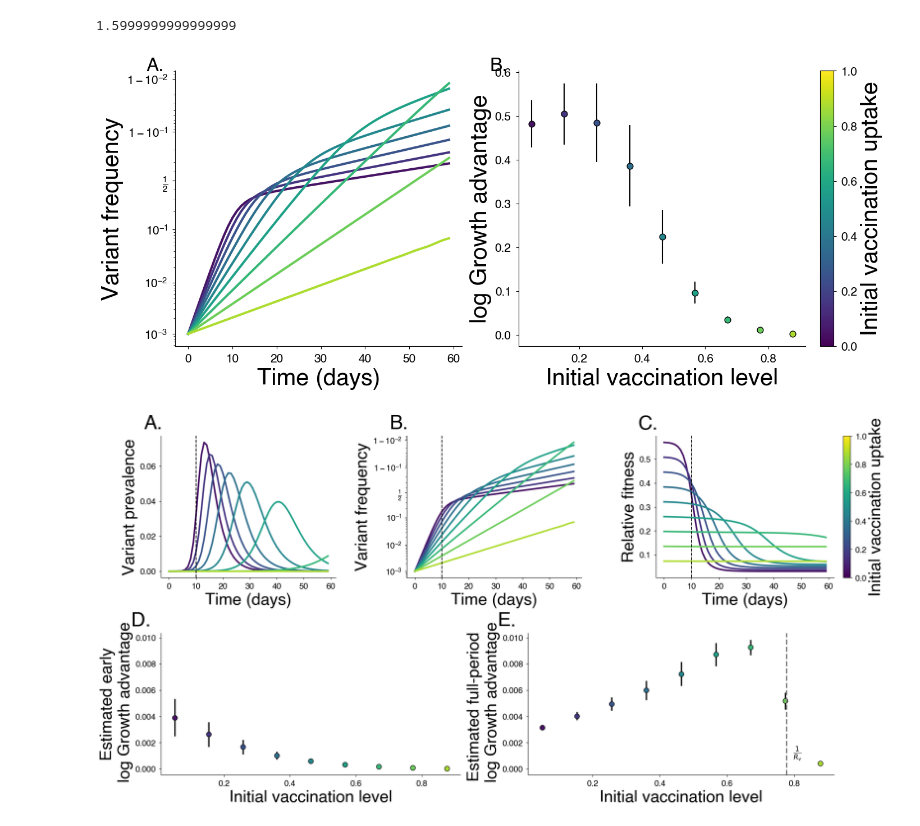
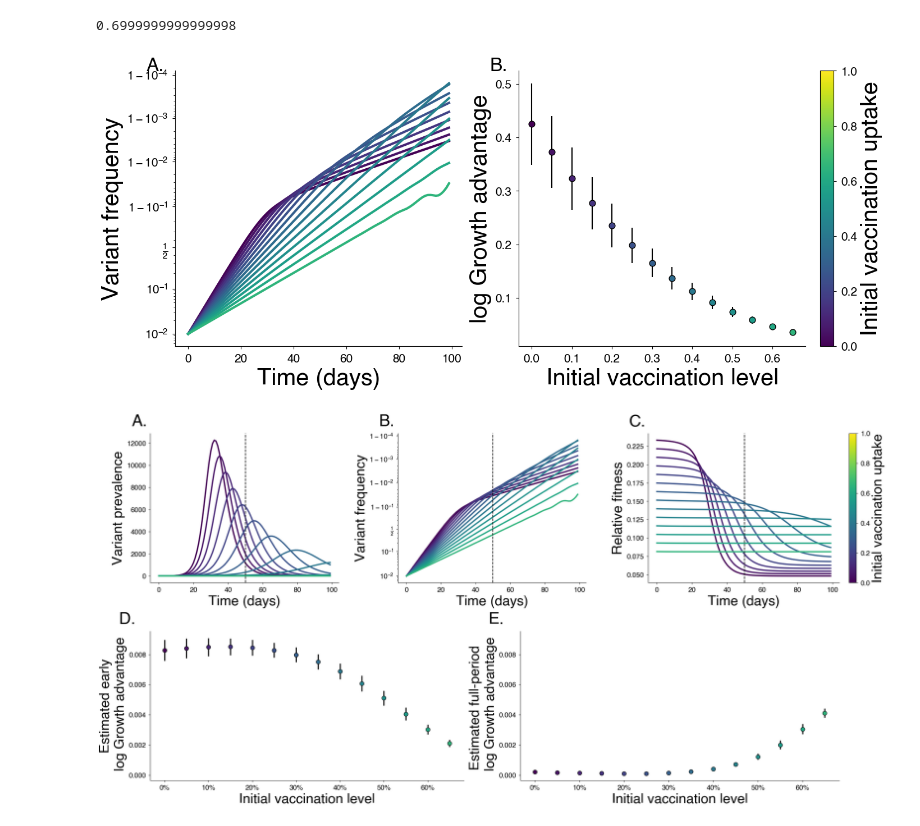
Before and after one commit to blab/relative-fitness-mechanisms, a Jupyter notebook: notebooks/InterpretingImmuneEscapeFromRelativeFitness.ipynb, the cells around one changed output. Drawn from its saved outputs; the diff is of its cells as text; code cells hidden in the pictures.

```diff
--- a/notebooks/InterpretingImmuneEscapeFromRelativeFitness.ipynb
+++ b/notebooks/InterpretingImmuneEscapeFromRelativeFitness.ipynb
@@ -25,13 +25,13 @@ key, subkey = random.split(key)
 # %%
 
 # Defining model parameters
-R0_wt = 2.8 # Basic reproduction number in wild type
-s = 0.6
+R0_wt = 1.4 # Basic reproduction number in wild type
+rho = 0.5
 
-R0_v = (1+s) * R0_wt # Basic reproduction number in variant
+R0_v = (1+rho) * R0_wt # Basic reproduction number in variant
 
-gen_wt = 2.8 # Average length of infection (days): 1 / gam_wt
-gen_v = 2.8 # (...):  1 / gam_v
+gen_wt = 3.0 # Average length of infection (days): 1 / gam_wt
+gen_v = 3.0 # (...):  1 / gam_v
 eta_E = 0.0 # Escape fraction
 
 # Rest of quantities can be computed from the above
@@ -46,23 +46,25 @@ eta_T = beta_v / beta_wt
 # %%
 beta_v
 # %% [output]
-1.5999999999999999
+0.6999999999999998
 # %%
 #  Defining parameters and initial conditions
 true_θ = (beta_wt, gam_wt, eta_T, eta_E, eta_gam)
 
 # Simulate
 V0s = np.array([0.0, 0.2, 0.4, 0.6, 0.8])
-V0s = np.linspace(0.05, min(1-1 / R0_v + 0.1, 0.95), 9)
+V0s = np.linspace(0.05, min(1-1 / R0_v + 0.1, 0.95), 11)
+V0s = np.linspace(0.00, 0.65, 14)
+
 Y_dict = dict()
 
 Iwt0 = 1e-3
-Iv0 = 1e-6
-
+Iv0 = 1e-5
+N = 100_000
 
 for v, V0 in enumerate(V0s):
     u0 = jnp.array([1.0 - V0 - Iwt0 - Iv0, Iwt0, Iv0, V0, 0.0, 0.0, 0.0])
-    t = jnp.arange(60.)
+    t = jnp.arange(100.)
     Y_dict[v] = odeint(two_variant_model, u0, t, true_θ, atol=1e-10)
 # %%
 cmap = plt.get_cmap('viridis')
@@ -120,13 +122,15 @@ for ax, ax_label in zip(axes, ax_labels):
 # Even in the absence of immune mediated selection
 # You can still have correlation between vaccinated proprortion and selective advantage.
 # %% [output]
-[figure, old version]
+[figure, new version]
 # %%
-fig = plt.figure(figsize=(20., 10), constrained_layout=True)
+import matplotlib.ticker as mtick
+
+fig = plt.figure(figsize=(24., 12), constrained_layout=True)
 spec = fig.add_gridspec(ncols=6, nrows=2)
 
 # Labeling
-early_cutoff = 10
+early_cutoff = 50
 
 # Plot variant frequencies
 ax_freq = fig.add_subplot(spec[0, 2:4])
@@ -144,7 +148,7 @@ ax_freq.set_yscale("logit")
 ax_inf = fig.add_subplot(spec[0, 0:2])
 for v, V0 in enumerate(np.array(V0s)):
     inf_v = Y_dict[v][:, 2]
-    ax_inf.plot(t, inf_v, color = cmap(V0), linewidth=3.0)
+    ax_inf.plot(t, N * inf_v, color = cmap(V0), linewidth=3.0)
 
 ax_inf.axvline(x=early_cutoff, color="k", linewidth=1.5, linestyle="--")
 ax_inf.set_ylabel("Variant prevalence")
@@ -188,39 +192,41 @@ ax_early_ga.set_xlabel("Initial vaccination level")
 ax_early_ga.set_ylabel("Estimated early\n log Growth advantage")
 ax_early_ga.spines['top'].set_visible(False)
 ax_early_ga.spines['right'].set_visible(False)
+ax_early_ga.xaxis.set_major_formatter(mtick.PercentFormatter(1.0))
 
 # Plot growth advantage over whole range
 ax_full_ga = fig.add_subplot(spec[1, 3:6], sharey=ax_early_ga)
 gas = []
 ga_stds = []
 
 for v, V0 in enumerate(np.array(V0s)):
     frac_v = Y_dict[v][:, 2] /  (Y_dict[v][:, 1] + Y_dict[v][:, 2])
     ga, ga_stderr = get_growth_advantage(frac_v[early_cutoff:], t[early_cutoff:])
     ax_full_ga.scatter([V0], ga, color = cmap(V0), linewidth=1.0, ec="k", s=80.)
     ax_full_ga.errorbar([V0], ga, yerr=ga_stderr*1.96, color = "k", linewidth=2.5, zorder=-4)
     gas.append(ga)
     ga_stds.append(ga_stderr)
 
 ax_full_ga.set_xlabel("Initial vaccination level")
 ax_full_ga.set_ylabel("Estimated full-period \n log Growth advantage")
 ax_full_ga.spines['top'].set_visible(False)
 ax_full_ga.spines['right'].set_visible(False)
-ax_full_ga.axvline(x=1 - 1/R0_v, color="grey", linewidth=2.5, linestyle="--")
-ax_full_ga.annotate(r"$\frac{1}{R_{v}}$", (1 - 1/R0_v + 0.02, 0.001), size=18)
+ax_full_ga.xaxis.set_major_formatter(mtick.PercentFormatter(1.0))
+#ax_full_ga.axvline(x=1 - 1/R0_v, color="grey", linewidth=2.5, linestyle="--")
+#ax_full_ga.annotate(r"$1-\frac{1}{R_{v}}$", (1 -1/R0_v + 0.02, 0.001), size=18)
 
 
 colorbar = fig.colorbar(cm.ScalarMappable(None, cmap), ax=ax_rel_fit)
 colorbar.set_label("Initial vaccination uptake")
 
 axes = [ax_inf,ax_freq, ax_rel_fit, ax_early_ga, ax_full_ga]
 ax_labels = ["A", "B", "C", "D", "E"]
 
 for ax, ax_label in zip(axes, ax_labels):
     ax.text(-0.1, 1.05, ax_label + ".", transform=ax.transAxes, size=36, weight='bold')
 
 fig.savefig("../manuscript/figures/" + "mechanism_identification.png")
 # Even in the absence of immune mediated selection
 # You can still have correlation between vaccinated proprortion and selective advantage.
 # %% [output]
-[figure, old version]
+[figure, new version]
```
Also changed, not shown: 2 other files.
